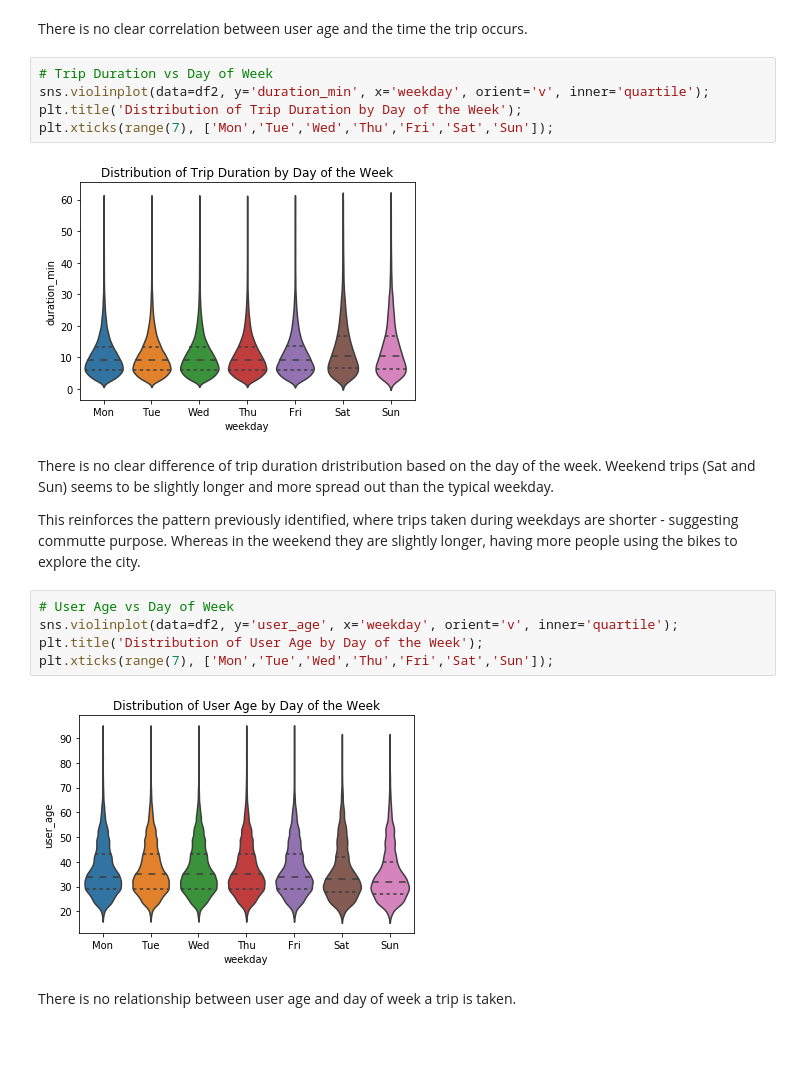
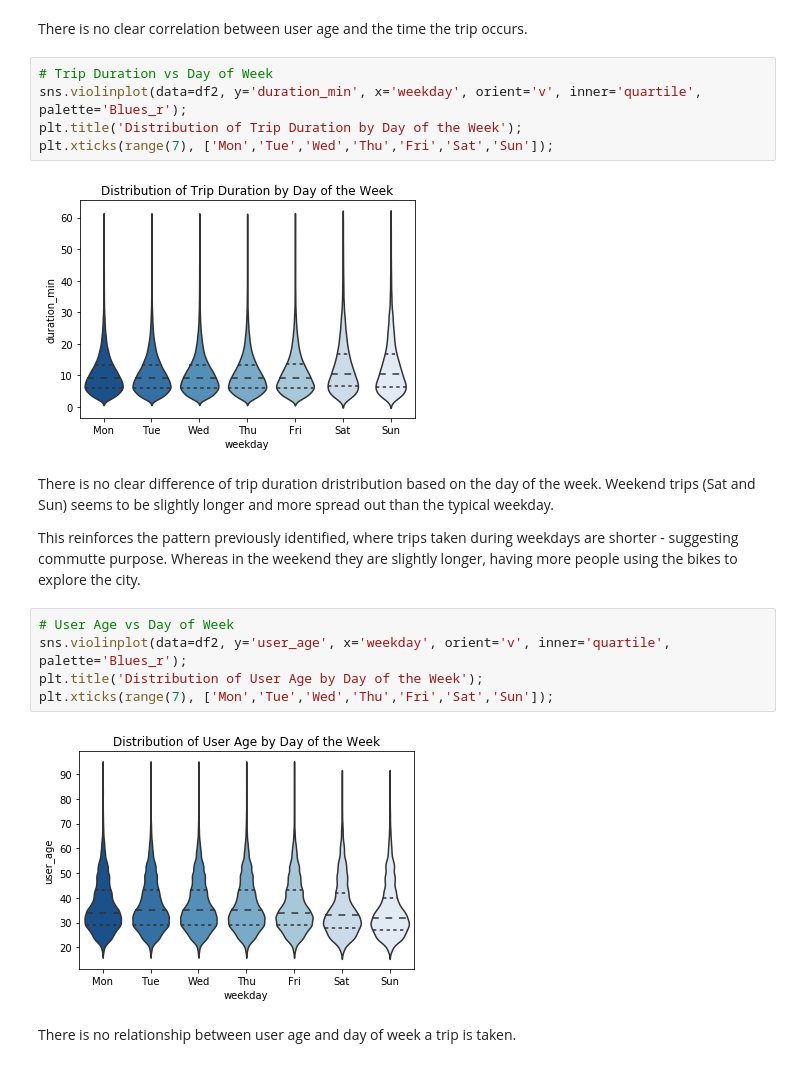
Before and after one commit to marcellovictorino/DAND_5_DataViz, a Jupyter notebook: 2_Project_ FordGoBike/1_EDA.ipynb, the cells around one changed output. Drawn from its saved outputs; the diff is of its cells as text.

Commit message:
fix: Smooth sequential pallete for Violin Plot on Weekday

```diff
--- a/2_Project_ FordGoBike/1_EDA.ipynb
+++ b/2_Project_ FordGoBike/1_EDA.ipynb
@@ -536,22 +536,22 @@ plt.title('Heatmap of Distribution of Trip Duration by Hour of Day');
 There is no clear correlation between user age and the time the trip occurs.
 # %%
 # Trip Duration vs Day of Week
-sns.violinplot(data=df2, y='duration_min', x='weekday', orient='v', inner='quartile');
+sns.violinplot(data=df2, y='duration_min', x='weekday', orient='v', inner='quartile', palette='Blues_r');
 plt.title('Distribution of Trip Duration by Day of the Week');
 plt.xticks(range(7), ['Mon','Tue','Wed','Thu','Fri','Sat','Sun']);
 # %% [output]
-[figure, old version]
+[figure, new version]
 # %% [markdown]
 There is no clear difference of trip duration dristribution based on the day of the week. Weekend trips (Sat and Sun) seems to be slightly longer and more spread out than the typical weekday.
 
 This reinforces the pattern previously identified, where trips taken during weekdays are shorter - suggesting commutte purpose. Whereas in the weekend they are slightly longer, having more people using the bikes to explore the city.
 # %%
 # User Age vs Day of Week
-sns.violinplot(data=df2, y='user_age', x='weekday', orient='v', inner='quartile');
+sns.violinplot(data=df2, y='user_age', x='weekday', orient='v', inner='quartile', palette='Blues_r');
 plt.title('Distribution of User Age by Day of the Week');
 plt.xticks(range(7), ['Mon','Tue','Wed','Thu','Fri','Sat','Sun']);
 # %% [output]
-[figure, old version]
+[figure, new version]
 # %% [markdown]
 There is no relationship between user age and day of week a trip is taken.
 # %% [markdown]
```
